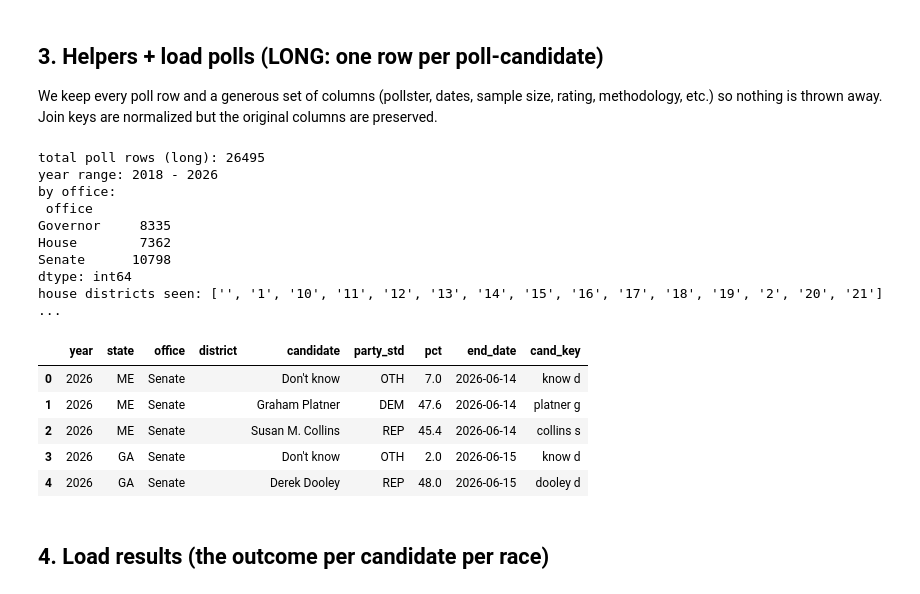
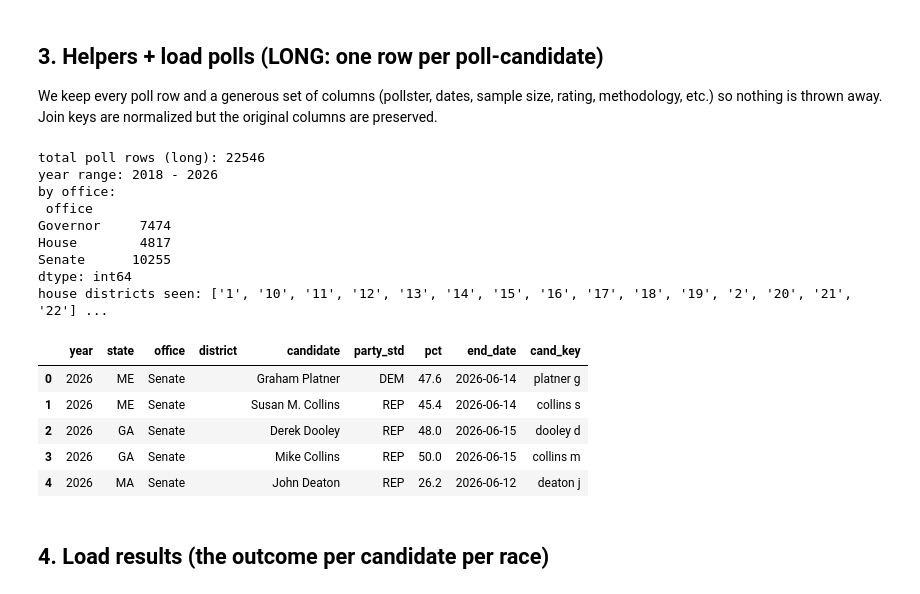
Before and after one commit to pjmerica/Polls-prediction-model, a Jupyter notebook: build_dataset.ipynb, the cells around one changed output. Cells and saved outputs as stored; diff of their text form; code cells hidden in the pictures.

```diff
--- a/build_dataset.ipynb
+++ b/build_dataset.ipynb
@@ -221,17 +241,15 @@ def load_polls(paths, office):
             'pct':        pick(df, 'pct'),
             'end_date':   pick(df, 'end_date', 'enddate'),
         }
-        # capture district source column before renaming (House only)
-        seat_col = pick(df, 'seat_number', 'seat_name')
+        # district sources (House): numeric seat_number, with word/number seat_name as fallback
+        seat_num  = pick(df, 'seat_number')
+        seat_name = pick(df, 'seat_name')
 
-        # required columns must exist; skip the file with a clear note otherwise
         missing = [k for k, v in cols.items() if v is None]
         if missing:
             print(f'  !! skipping {os.path.basename(path)} ({office}) - missing {missing}')
             continue
 
-        # rename source -> standard names. Drop any pre-existing column that already
-        # uses a target name first, else the rename creates duplicate labels (e.g. two 'year's).
         rename_map = {src: tgt for tgt, src in cols.items() if src != tgt}
         targets = set(cols.keys())
         collisions = [c for c in df.columns
@@ -239,58 +257,67 @@ def load_polls(paths, office):
         if collisions:
             df = df.drop(columns=collisions)
         df = df.rename(columns=rename_map)
-        df = df.loc[:, ~df.columns.duplicated()]   # drop any remaining dup labels
+        df = df.loc[:, ~df.columns.duplicated()]
 
         df['office']   = office
         df['year']     = pd.to_numeric(df['year'], errors='coerce')
         df['pct']      = pd.to_numeric(df['pct'], errors='coerce')
         df['end_date'] = pd.to_datetime(df['end_date'], errors='coerce', format='mixed')
-        df['state']    = df['state'].map(to_abbr)          # full name -> abbrev, to match results
-        # district: only meaningful for House; Senate/Gov are statewide
-        if office == 'House' and seat_col is not None:
-            df['district'] = df[seat_col].map(parse_district)
+        df['state']    = df['state'].map(to_abbr)
+        # district (House only): seat_number first, fall back to seat_name word/number form
+        if office == 'House':
+            di = df[seat_num].map(parse_district) if seat_num else pd.Series(index=df.index, dtype=object)
+            if seat_name:
+                di = di.where(di.notna(), df[seat_name].map(parse_district))
+            df['district'] = di
         else:
             df['district'] = ''
         df['cand_key']  = df['candidate'].map(norm_name)
         df['party_std'] = df['poll_party'].map(norm_party)
+
+        # --- drop non-races: placeholder answers, nationwide/generic-ballot, territories ---
+        df = df[~df['candidate'].map(is_junk_answer)]
+        df = df[df['state'].isin(VALID_STATES)]          # removes 'US' generic ballot + PR/territories
+        if office == 'House':
+            df = df[df['district'].notna()]              # a House poll without a district can't be placed
+
         df = df.dropna(subset=['year', 'pct', 'cand_key'])
         df['year'] = df['year'].astype(int)
         frames.append(df)
 
     if not frames:
         raise RuntimeError(f'No usable poll files for {office}')
     out = pd.concat(frames, ignore_index=True)
-    # drop exact-duplicate poll rows that overlap between current & historical files
     dedup_cols = [c for c in ['poll_id','question_id','candidate','pct','end_date'] if c in out.columns]
     if dedup_cols:
         out = out.drop_duplicates(subset=dedup_cols)
     return out
 
 polls = pd.concat([load_polls(poll_files[o], o) for o in OFFICES if poll_files.get(o)],
                   ignore_index=True)
 polls['district'] = polls['district'].fillna('')
 polls = polls[polls['year'] >= MIN_YEAR]
 print('total poll rows (long):', len(polls))
 print('year range:', polls['year'].min(), '-', polls['year'].max())
 print('by office:\n', polls.groupby('office').size())
 print('house districts seen:', sorted(polls[polls.office=="House"]["district"].unique())[:15], '...')
 polls[['year','state','office','district','candidate','party_std','pct','end_date','cand_key']].head()
 # %% [output]
-total poll rows (long): 26495
+total poll rows (long): 22546
 year range: 2018 - 2026
 by office:
  office
-Governor     8335
-House        7362
-Senate      10798
+Governor     7474
+House        4817
+Senate      10255
 dtype: int64
-house districts seen: ['', '1', '10', '11', '12', '13', '14', '15', '16', '17', '18', '19', '2', '20', '21'] ...
+house districts seen: ['1', '10', '11', '12', '13', '14', '15', '16', '17', '18', '19', '2', '20', '21', '22'] ...
 |  | year | state | office | district | candidate | party_std | pct | end_date | cand_key |
-| 0 | 2026 | ME | Senate |  | Don't know | OTH | 7.0 | 2026-06-14 | know d |
-| 1 | 2026 | ME | Senate |  | Graham Platner | DEM | 47.6 | 2026-06-14 | platner g |
-| 2 | 2026 | ME | Senate |  | Susan M. Collins | REP | 45.4 | 2026-06-14 | collins s |
-| 3 | 2026 | GA | Senate |  | Don't know | OTH | 2.0 | 2026-06-15 | know d |
-| 4 | 2026 | GA | Senate |  | Derek Dooley | REP | 48.0 | 2026-06-15 | dooley d |
+| 0 | 2026 | ME | Senate |  | Graham Platner | DEM | 47.6 | 2026-06-14 | platner g |
+| 1 | 2026 | ME | Senate |  | Susan M. Collins | REP | 45.4 | 2026-06-14 | collins s |
+| 2 | 2026 | GA | Senate |  | Derek Dooley | REP | 48.0 | 2026-06-15 | dooley d |
+| 3 | 2026 | GA | Senate |  | Mike Collins | REP | 50.0 | 2026-06-15 | collins m |
+| 4 | 2026 | MA | Senate |  | John Deaton | REP | 26.2 | 2026-06-12 | deaton j |
 # %% [markdown]
 ## 4. Load results (the outcome per candidate per race)
 # %%
```
Also changed, not shown: parts of 3 cells of this notebook, 1 other file.
